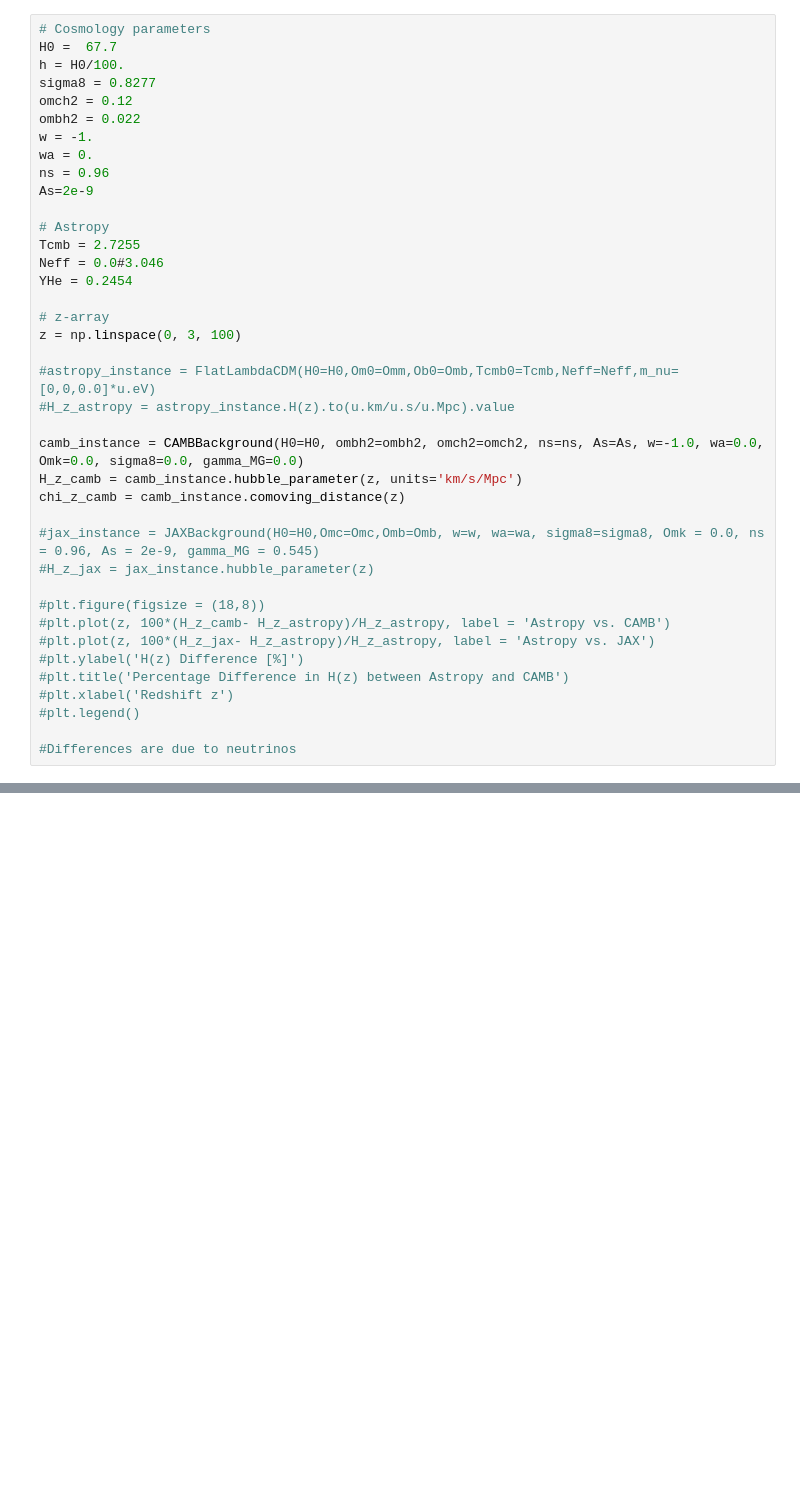
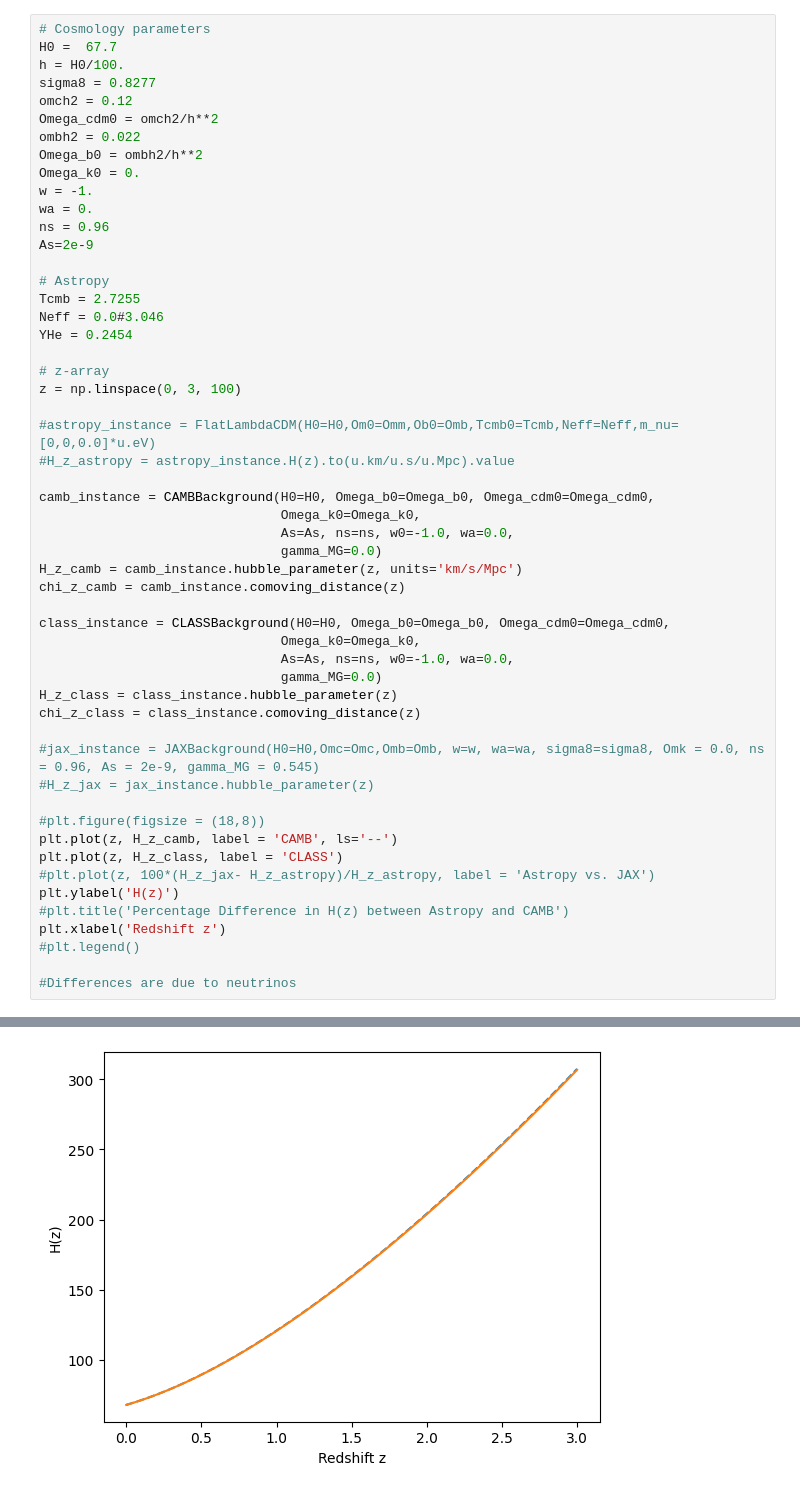
Before and after one commit to cloe-org/cloelib, a Jupyter notebook: notebooks/cosmology/cosmology_validation.ipynb, the cells around one changed output, grey strips where cells are left out. Saved outputs shown, nothing was run; the diff lists cells and outputs as text; blank space fills up the shorter version.

```diff
--- a/notebooks/cosmology/cosmology_validation.ipynb
+++ b/notebooks/cosmology/cosmology_validation.ipynb
@@ -17,7 +18,10 @@ H0 =  67.7
 h = H0/100.
 sigma8 = 0.8277
 omch2 = 0.12
+Omega_cdm0 = omch2/h**2
 ombh2 = 0.022
+Omega_b0 = ombh2/h**2
+Omega_k0 = 0.
 w = -1.
 wa = 0.
 ns = 0.96
@@ -34,19 +38,31 @@ z = np.linspace(0, 3, 100)
 #astropy_instance = FlatLambdaCDM(H0=H0,Om0=Omm,Ob0=Omb,Tcmb0=Tcmb,Neff=Neff,m_nu=[0,0,0.0]*u.eV)
 #H_z_astropy = astropy_instance.H(z).to(u.km/u.s/u.Mpc).value
 
-camb_instance = CAMBBackground(H0=H0, ombh2=ombh2, omch2=omch2, ns=ns, As=As, w=-1.0, wa=0.0, Omk=0.0, sigma8=0.0, gamma_MG=0.0)
+camb_instance = CAMBBackground(H0=H0, Omega_b0=Omega_b0, Omega_cdm0=Omega_cdm0,
+                               Omega_k0=Omega_k0,
+                               As=As, ns=ns, w0=-1.0, wa=0.0,
+                               gamma_MG=0.0)
 H_z_camb = camb_instance.hubble_parameter(z, units='km/s/Mpc')
 chi_z_camb = camb_instance.comoving_distance(z)
+
+class_instance = CLASSBackground(H0=H0, Omega_b0=Omega_b0, Omega_cdm0=Omega_cdm0,
+                               Omega_k0=Omega_k0,
+                               As=As, ns=ns, w0=-1.0, wa=0.0,
+                               gamma_MG=0.0)
+H_z_class = class_instance.hubble_parameter(z)
+chi_z_class = class_instance.comoving_distance(z)
 
 #jax_instance = JAXBackground(H0=H0,Omc=Omc,Omb=Omb, w=w, wa=wa, sigma8=sigma8, Omk = 0.0, ns = 0.96, As = 2e-9, gamma_MG = 0.545)
 #H_z_jax = jax_instance.hubble_parameter(z)
 
 #plt.figure(figsize = (18,8))
-#plt.plot(z, 100*(H_z_camb- H_z_astropy)/H_z_astropy, label = 'Astropy vs. CAMB')
+plt.plot(z, H_z_camb, label = 'CAMB', ls='--')
+plt.plot(z, H_z_class, label = 'CLASS')
 #plt.plot(z, 100*(H_z_jax- H_z_astropy)/H_z_astropy, label = 'Astropy vs. JAX')
-#plt.ylabel('H(z) Difference [%]')
+plt.ylabel('H(z)')
 #plt.title('Percentage Difference in H(z) between Astropy and CAMB')
-#plt.xlabel('Redshift z')
+plt.xlabel('Redshift z')
 #plt.legend()
 
 #Differences are due to neutrinos
+# %% [output]
@@ -53,2 +70,3 @@ chi_z_camb = camb_instance.comoving_distance(z)
+[figure, added]
 # %%
 # CAMB PERTURBATIONS
```
Also changed, not shown: parts of 10 cells of this notebook.
